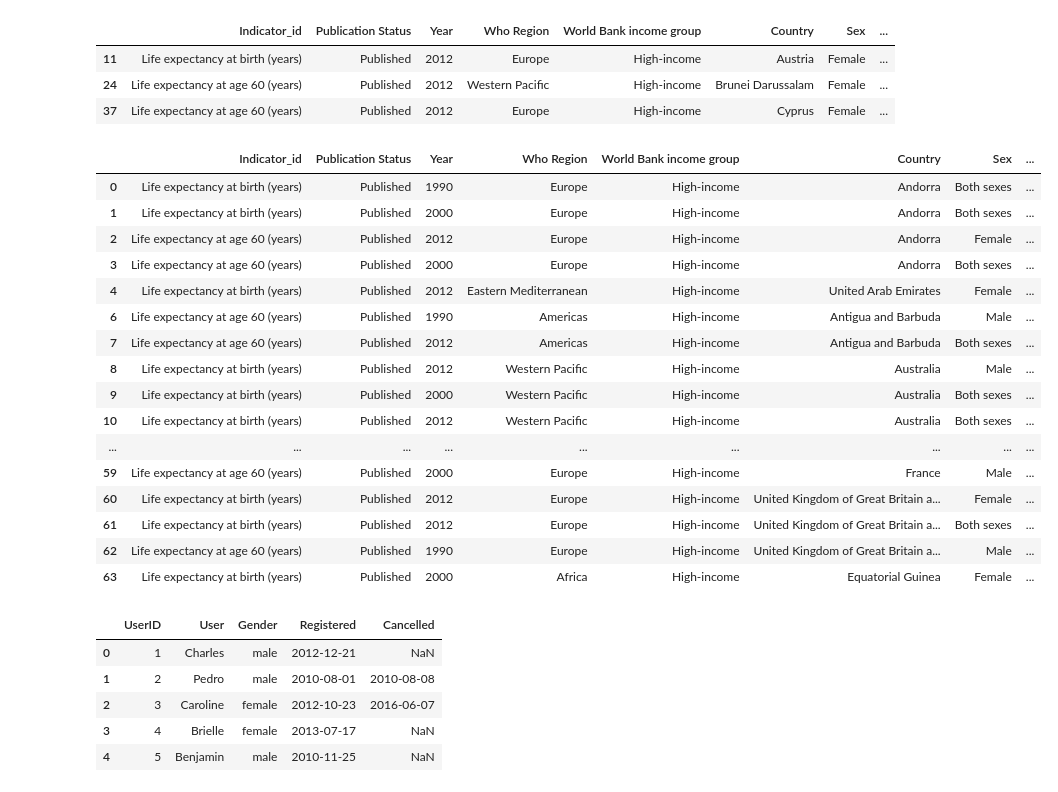
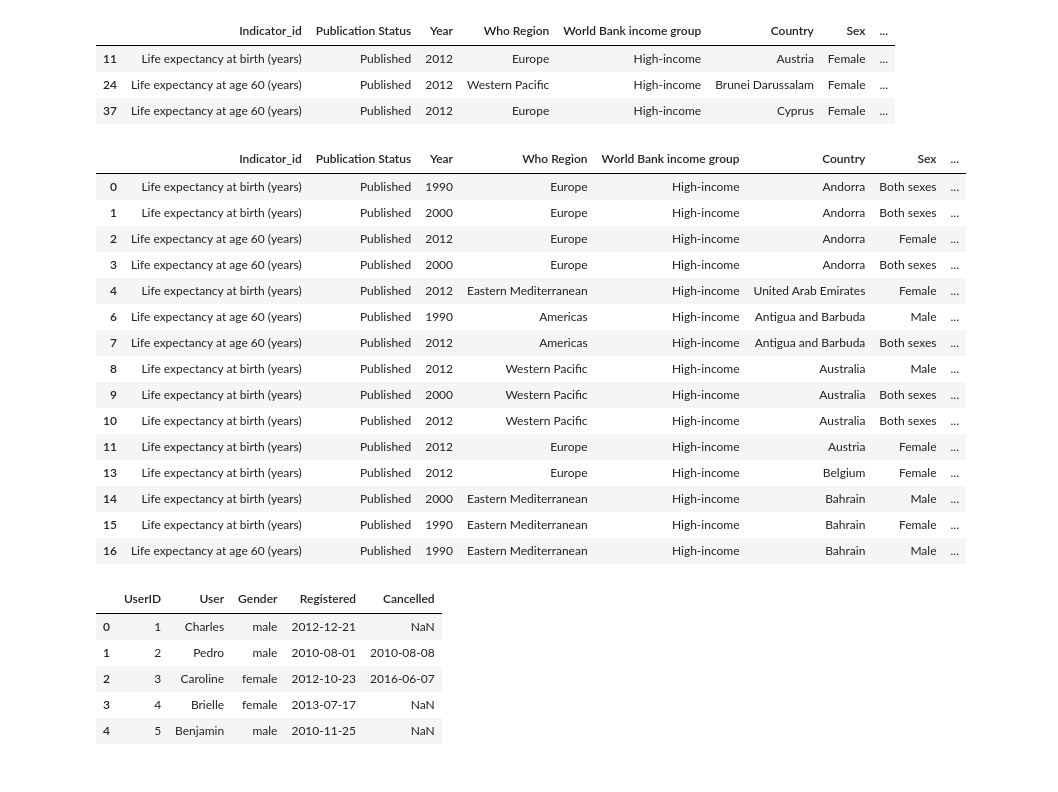
Before and after one commit to jssreedhara/DataScience_PROJECT_14Session, a Jupyter notebook: Session14_Project_Code.ipynb, the cells around one changed output. Cells and saved outputs as stored; diff of their text form; code cells hidden in the pictures.

```diff
--- a/Session14_Project_Code.ipynb
+++ b/Session14_Project_Code.ipynb
@@ -201,30 +209,29 @@ df.loc[df.index.isin([11,24,37])]
 # %%
 # Session 14 - Project by Sreedhara Jagatagar  Sreenivasa
 #11. Get the subset rows excluding 5, 12, 23, and 56
 
 #values to be stored excluding 5, 12, 23, and 56 index values
 filter=list(set(df.index.values)-set([5,12,23,56]))
 
 #Pass values without excluded values
-df.loc[df.index.isin(filter)].head(60)
+df.loc[df.index.isin(filter)].head(15)
 # %% [output]
 |  | Indicator_id | Publication Status | Year | Who Region | World Bank income group | Country | Sex | ... |
 | 0 | Life expectancy at birth (years) | Published | 1990 | Europe | High-income | Andorra | Both sexes | ... |
 | 1 | Life expectancy at birth (years) | Published | 2000 | Europe | High-income | Andorra | Both sexes | ... |
 | 2 | Life expectancy at age 60 (years) | Published | 2012 | Europe | High-income | Andorra | Female | ... |
 | 3 | Life expectancy at age 60 (years) | Published | 2000 | Europe | High-income | Andorra | Both sexes | ... |
 | 4 | Life expectancy at birth (years) | Published | 2012 | Eastern Mediterranean | High-income | United Arab Emirates | Female | ... |
 | 6 | Life expectancy at age 60 (years) | Published | 1990 | Americas | High-income | Antigua and Barbuda | Male | ... |
 | 7 | Life expectancy at age 60 (years) | Published | 2012 | Americas | High-income | Antigua and Barbuda | Both sexes | ... |
 | 8 | Life expectancy at birth (years) | Published | 2012 | Western Pacific | High-income | Australia | Male | ... |
 | 9 | Life expectancy at birth (years) | Published | 2000 | Western Pacific | High-income | Australia | Both sexes | ... |
 | 10 | Life expectancy at birth (years) | Published | 2012 | Western Pacific | High-income | Australia | Both sexes | ... |
-| ... | ... | ... | ... | ... | ... | ... | ... | ... |
-| 59 | Life expectancy at age 60 (years) | Published | 2000 | Europe | High-income | France | Male | ... |
-| 60 | Life expectancy at birth (years) | Published | 2012 | Europe | High-income | United Kingdom of Great Britain a... | Female | ... |
-| 61 | Life expectancy at birth (years) | Published | 2012 | Europe | High-income | United Kingdom of Great Britain a... | Both sexes | ... |
-| 62 | Life expectancy at age 60 (years) | Published | 1990 | Europe | High-income | United Kingdom of Great Britain a... | Male | ... |
-| 63 | Life expectancy at birth (years) | Published | 2000 | Africa | High-income | Equatorial Guinea | Female | ... |
+| 11 | Life expectancy at birth (years) | Published | 2012 | Europe | High-income | Austria | Female | ... |
+| 13 | Life expectancy at birth (years) | Published | 2012 | Europe | High-income | Belgium | Female | ... |
+| 14 | Life expectancy at birth (years) | Published | 2000 | Eastern Mediterranean | High-income | Bahrain | Male | ... |
+| 15 | Life expectancy at birth (years) | Published | 1990 | Eastern Mediterranean | High-income | Bahrain | Female | ... |
+| 16 | Life expectancy at age 60 (years) | Published | 1990 | Eastern Mediterranean | High-income | Bahrain | Male | ... |
 # %%
 # Session 14 - Project by Sreedhara Jagatagar  Sreenivasa
 #Load datasets from CSV
```
Also changed, not shown: parts of 3 cells of this notebook.
